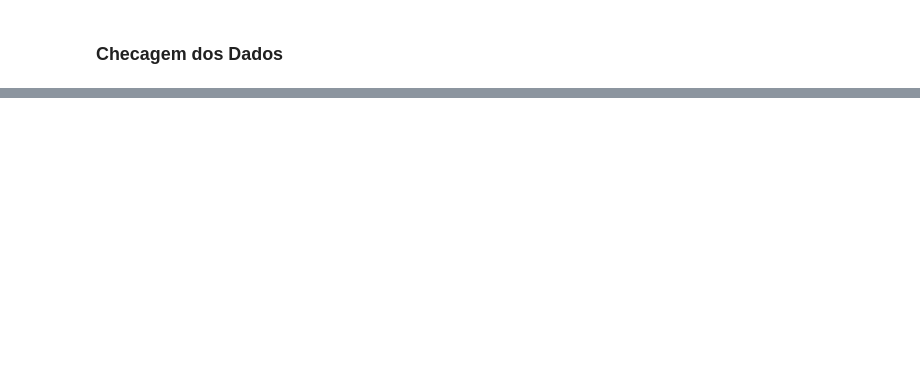
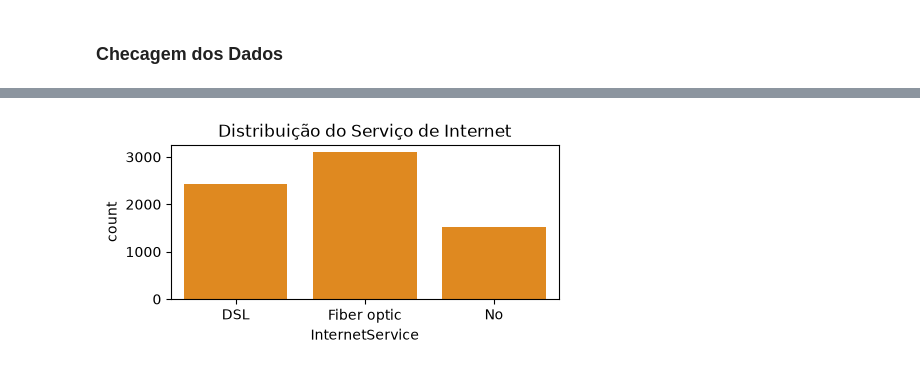
Before and after one commit to rouxstuff/churn_analysis, a Jupyter notebook: churn_analysis.ipynb, the cells around one changed output, grey strips where cells are left out. Cells and saved outputs as stored; diff of their text form; code cells hidden in the pictures; blank space fills up the shorter version.

```diff
--- a/churn_analysis.ipynb
+++ b/churn_analysis.ipynb
@@ -150,0 +105,7 @@ Churn
+# %%
+plt.figure(figsize=(5,2))
+sns.countplot(data, x='InternetService', color='darkorange')
+plt.title('Distribuição do Serviço de Internet')
+plt.show()
+# %% [output]
+[figure, added]
```
Also changed, not shown: parts of 27 cells of this notebook, 1 other file.
